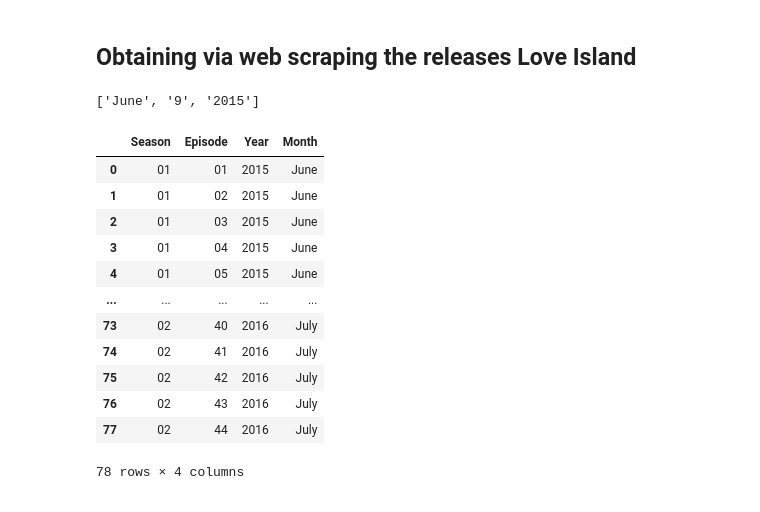
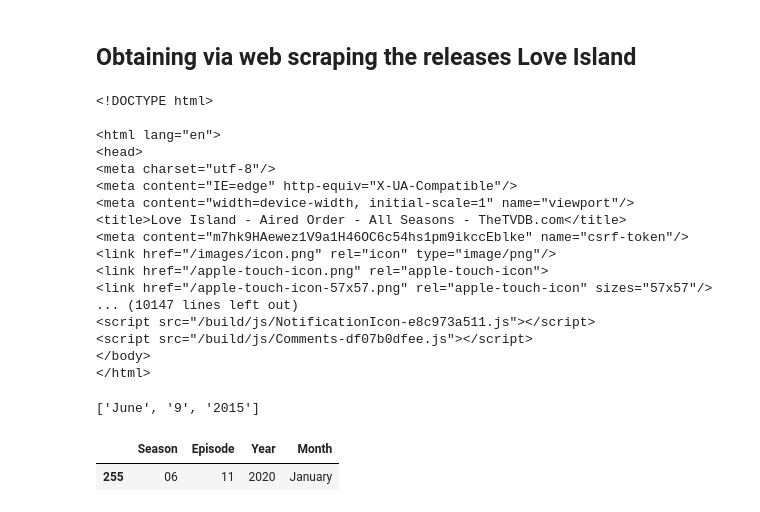
Before and after one commit to David-TC13/project2-trump-vs-planes, a Jupyter notebook: Love Island.ipynb, the cells around one changed output. Drawn from its saved outputs; the diff is of its cells as text; code cells hidden in the pictures.

```diff
--- a/Love Island.ipynb
+++ b/Love Island.ipynb
@@ -54,7 +79,25 @@ url='https://thetvdb.com/series/love-island/allseasons/official'
 # %%
 soup = BeautifulSoup(requests.get(url).content, "html.parser")
 # %%
-#soup
+soup
+# %% [output]
+<!DOCTYPE html>
+
+<html lang="en">
+<head>
+<meta charset="utf-8"/>
+<meta content="IE=edge" http-equiv="X-UA-Compatible"/>
+<meta content="width=device-width, initial-scale=1" name="viewport"/>
+<title>Love Island - Aired Order - All Seasons - TheTVDB.com</title>
+<meta content="m7hk9HAewez1V9a1H46OC6c54hs1pm9ikccEblke" name="csrf-token"/>
+<link href="/images/icon.png" rel="icon" type="image/png"/>
+<link href="/apple-touch-icon.png" rel="apple-touch-icon">
+<link href="/apple-touch-icon-57x57.png" rel="apple-touch-icon" sizes="57x57"/>
+... (10147 lines left out)
+<script src="/build/js/NotificationIcon-e8c973a511.js"></script>
+<script src="/build/js/Comments-df07b0dfee.js"></script>
+</body>
+</html>
 # %%
 love_island_date = soup.find_all("ul", attrs={'class':'list-inline text-muted'})
 # %%
@@ -87,20 +130,9 @@ love_island_dict={
 # %%
 df_loveisland = pd.DataFrame.from_dict(love_island_dict)
 df_loveisland.Year= df_loveisland.Year.astype("int")
-df_loveisland_2015_2016 = df_loveisland[df_loveisland.Year <2017]
+df_loveisland_2015_2016 = df_loveisland[df_loveisland.Year <2021]
 # %%
-df_loveisland_2015_2016
+df_loveisland_2015_2016.sample()
 # %% [output]
 |  | Season | Episode | Year | Month |
-| 0 | 01 | 01 | 2015 | June |
-| 1 | 01 | 02 | 2015 | June |
-| 2 | 01 | 03 | 2015 | June |
-| 3 | 01 | 04 | 2015 | June |
-| 4 | 01 | 05 | 2015 | June |
-| ... | ... | ... | ... | ... |
-| 73 | 02 | 40 | 2016 | July |
-| 74 | 02 | 41 | 2016 | July |
-| 75 | 02 | 42 | 2016 | July |
-| 76 | 02 | 43 | 2016 | July |
-| 77 | 02 | 44 | 2016 | July |
+| 255 | 06 | 11 | 2020 | January |
-78 rows × 4 columns
```
Also changed, not shown: parts of 22 cells of this notebook, 1 other file.
